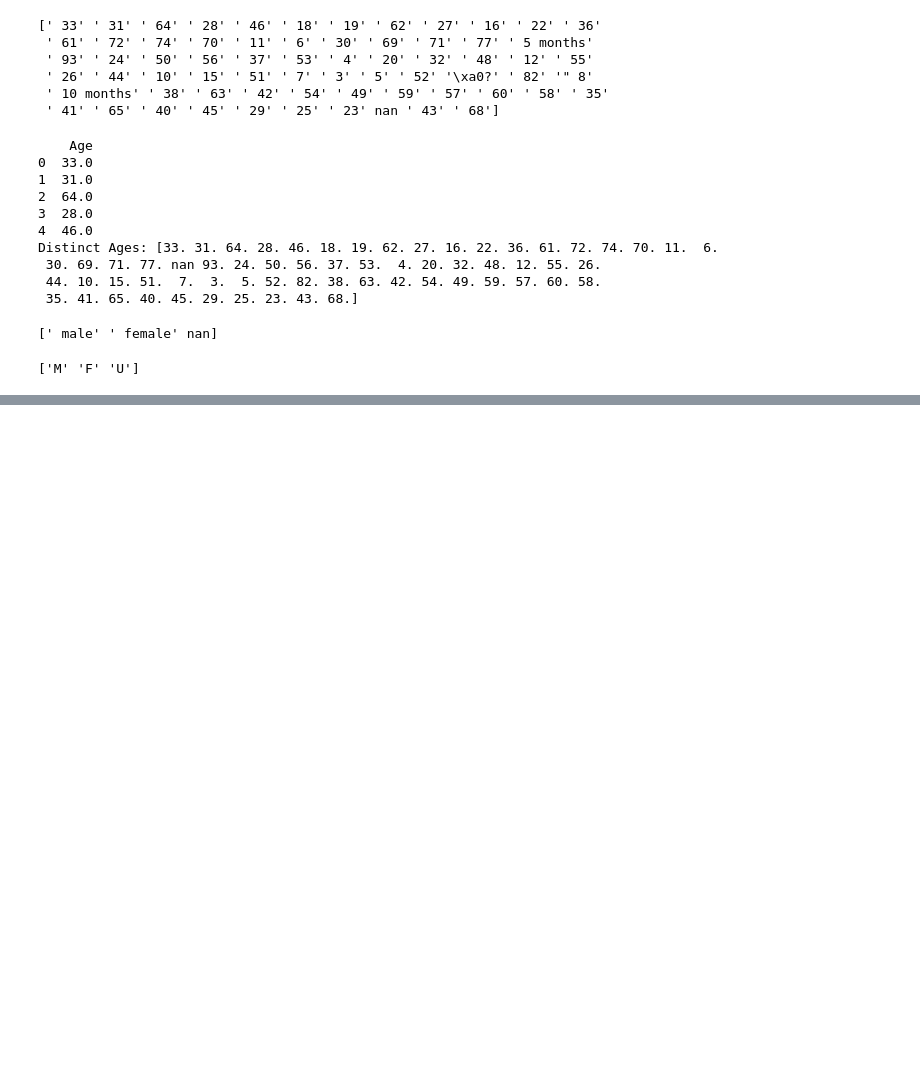
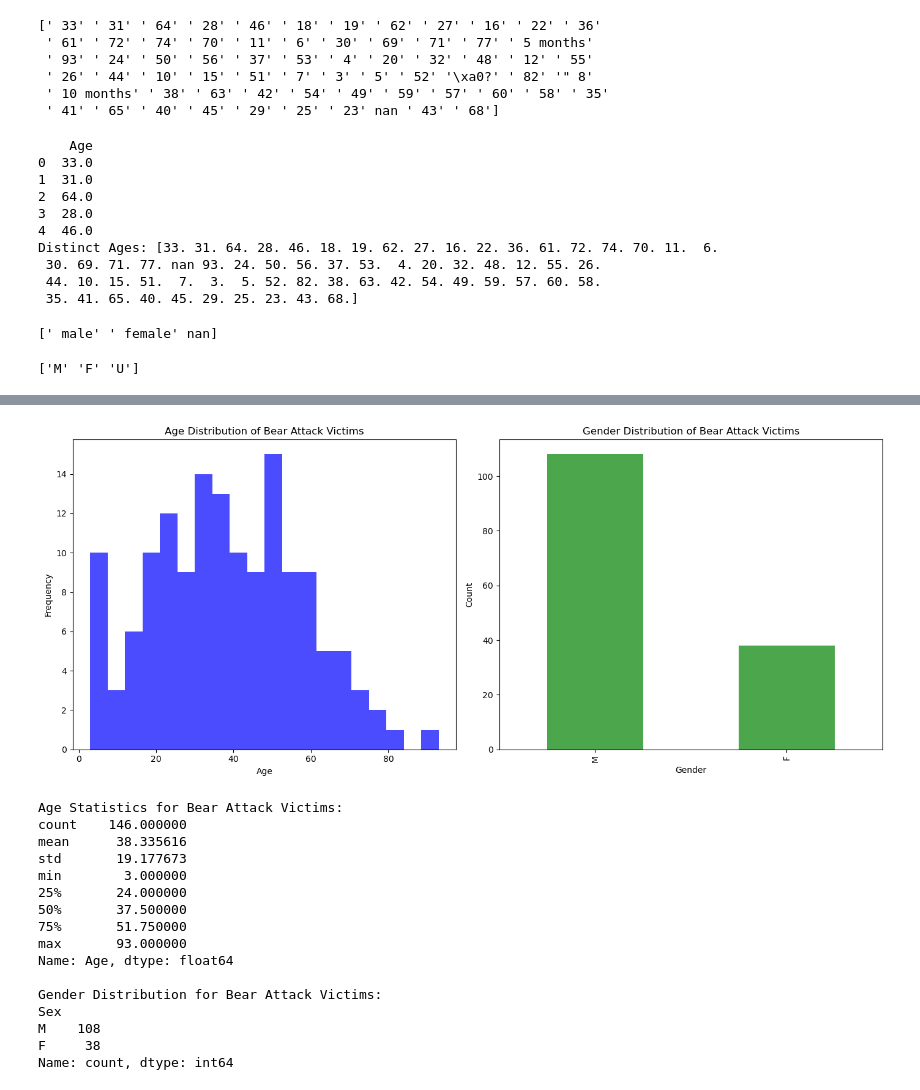
Before and after one commit to GeorgehStalker/project-3-group-2, a Jupyter notebook: eda/data_exploration_george.ipynb, the cells around one changed output, grey strips where cells are left out. Drawn from its saved outputs; the diff is of its cells as text; code cells hidden in the pictures; blank space fills up the shorter version.

```diff
--- a/eda/data_exploration_george.ipynb
+++ b/eda/data_exploration_george.ipynb
@@ -364,0 +556,53 @@ print(distinct_values)
+# %%
+import pandas as pd
+import matplotlib.pyplot as plt
+
+# Sample DataFrames
+# bear_data = pd.read_csv('bear_attacks.csv')
+
+# Clean and handle missing values
+bear_data = bear_data.dropna(subset=['Age', 'Sex'])
+
+# Age Distribution
+plt.figure(figsize=(14, 6))
+
+plt.subplot(1, 2, 1)
+bear_data['Age'].dropna().astype(float).plot(kind='hist', bins=20, color='blue', alpha=0.7)
+plt.title('Age Distribution of Bear Attack Victims')
+plt.xlabel('Age')
+plt.ylabel('Frequency')
+
+# Gender Distribution
+plt.subplot(1, 2, 2)
+bear_data['Sex'].value_counts().plot(kind='bar', color='green', alpha=0.7)
+plt.title('Gender Distribution of Bear Attack Victims')
+plt.xlabel('Gender')
+plt.ylabel('Count')
+
+plt.tight_layout()
+plt.show()
+
+# Print statistics
+print("Age Statistics for Bear Attack Victims:")
+print(bear_data['Age'].describe())
+
+print("\nGender Distribution for Bear Attack Victims:")
+print(bear_data['Sex'].value_counts())
+# %% [output]
+[figure, added]
+Age Statistics for Bear Attack Victims:
+count    146.000000
+mean      38.335616
+std       19.177673
+min        3.000000
+25%       24.000000
+50%       37.500000
+75%       51.750000
+max       93.000000
+Name: Age, dtype: float64
+
+Gender Distribution for Bear Attack Victims:
+Sex
+M    108
+F     38
+Name: count, dtype: int64
```
Also changed, not shown: parts of 14 cells of this notebook.
